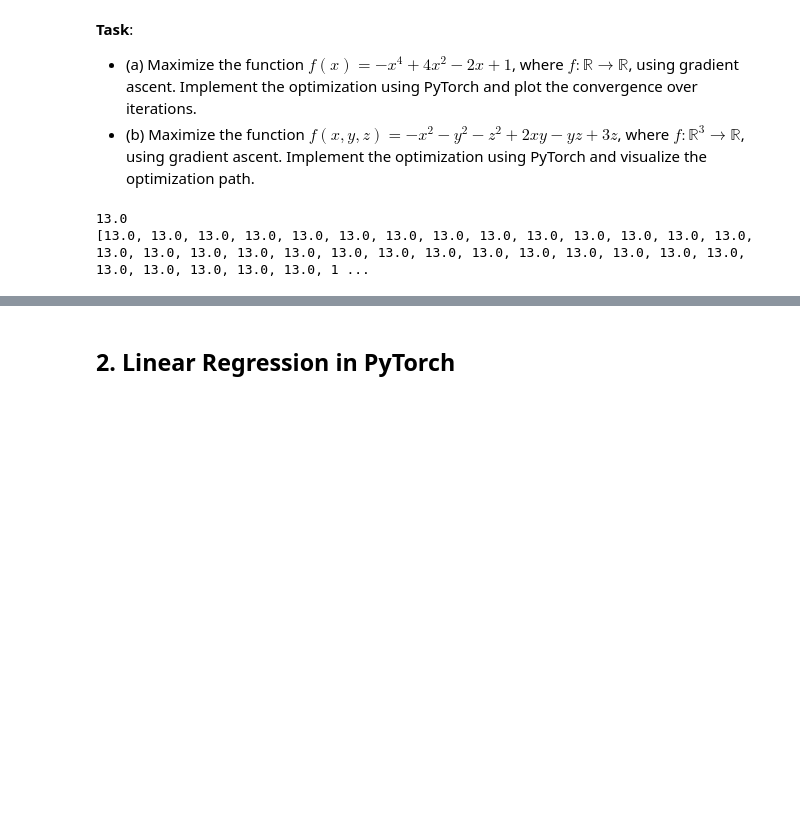
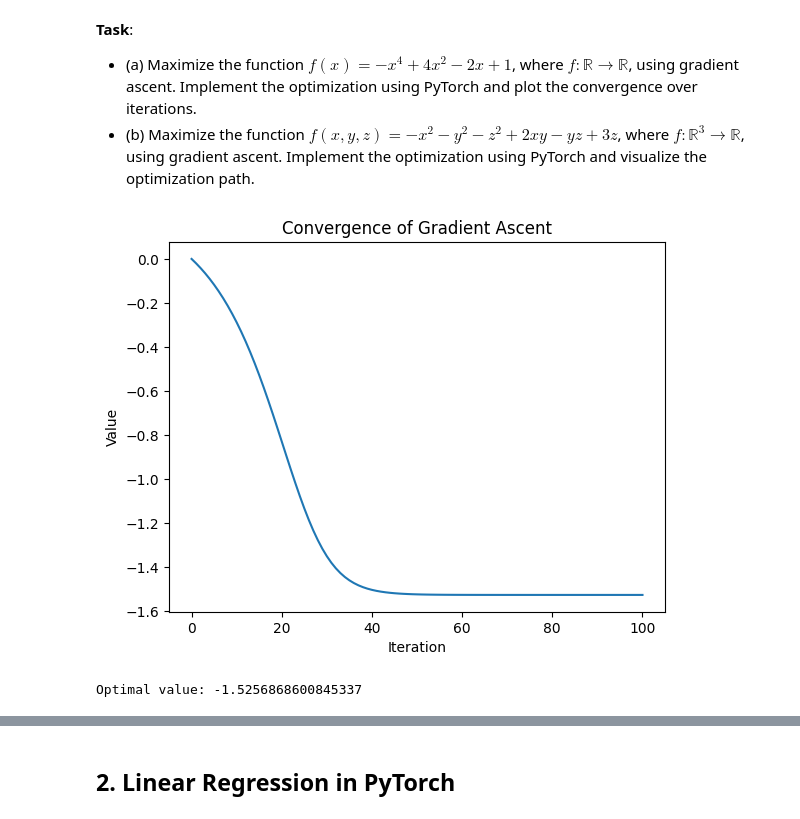
Before and after one commit to mckk12/University, a Jupyter notebook: ML/Homework2/homework_2.ipynb, the cells around one changed output, grey strips where cells are left out. Saved outputs shown, nothing was run; the diff lists cells and outputs as text; code cells hidden in the pictures; blank space fills up the shorter version.

```diff
--- a/ML/Homework2/homework_2.ipynb
+++ b/ML/Homework2/homework_2.ipynb
@@ -16,23 +17 @@ import torch
 import matplotlib.pyplot as plt
-# %%
-def f(x):
-    return -1*x**4 + 4*x**2 - 2*x + 13
-
-def f2(x, y, z):
-    return -1*x**2 - y**2 - z**2 + 2*x*y - y*z + 3*z
-
-x = torch.tensor([0.0], requires_grad=True)
-grad = torch.optim.SGD([torch.tensor(f(x))], lr=0.01, maximize=True)
-
-xs = []
-ys = []
-for i in range(1000):
-    grad.step()
-    xs.append(i)
-    ys.append(grad.param_groups[0]['params'][0].item())
-    grad.zero_grad()
-print(grad.param_groups[0]['params'][0].item())
-print(ys)
-# %% [output]
-13.0
-[13.0, 13.0, 13.0, 13.0, 13.0, 13.0, 13.0, 13.0, 13.0, 13.0, 13.0, 13.0, 13.0, 13.0, 13.0, 13.0, 13.0, 13.0, 13.0, 13.0, 13.0, 13.0, 13.0, 13.0, 13.0, 13.0, 13.0, 13.0, 13.0, 13.0, 13.0, 13.0, 13.0, 1 ...
@@ -73,0 +18,29 @@ plt.show()
+# %%
+def f(x):
+    return -x**4 + 4*x**2 - 2*x + 13
+
+def f2(x, y, z):
+    return -x**2 - y**2 - z**2 + 2*x*y - y*z + 3*z
+# %%
+iter = 100
+learningRate = 0.01
+
+x = torch.tensor([0.0], requires_grad=True)
+conv = [x.item()]
+optimizer = torch.optim.SGD([x], lr=learningRate, maximize=True)
+
+for _ in range(iter):
+    optimizer.zero_grad()
+    loss = f(x)
+    loss.backward()
+    optimizer.step()
+    conv.append(x.item())
+plt.plot(range(iter+1), conv)
+plt.title('Convergence of Gradient Ascent')
+plt.xlabel('Iteration')
+plt.ylabel('Value')
+plt.show()
+print(f'Optimal value: {x.item()}')
+# %% [output]
+[figure, added]
+Optimal value: -1.5256868600845337
```
Also changed, not shown: parts of 12 cells of this notebook.
